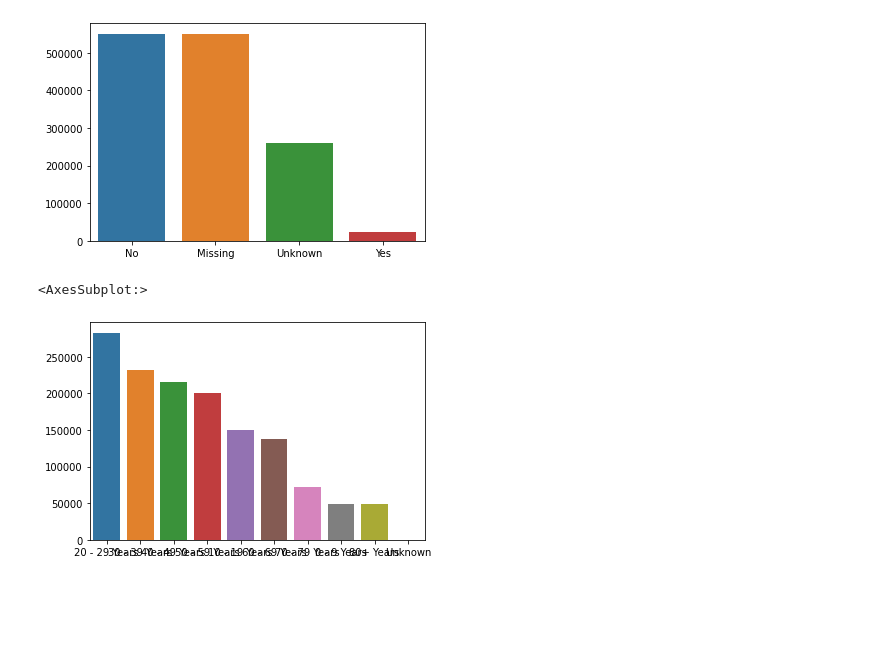
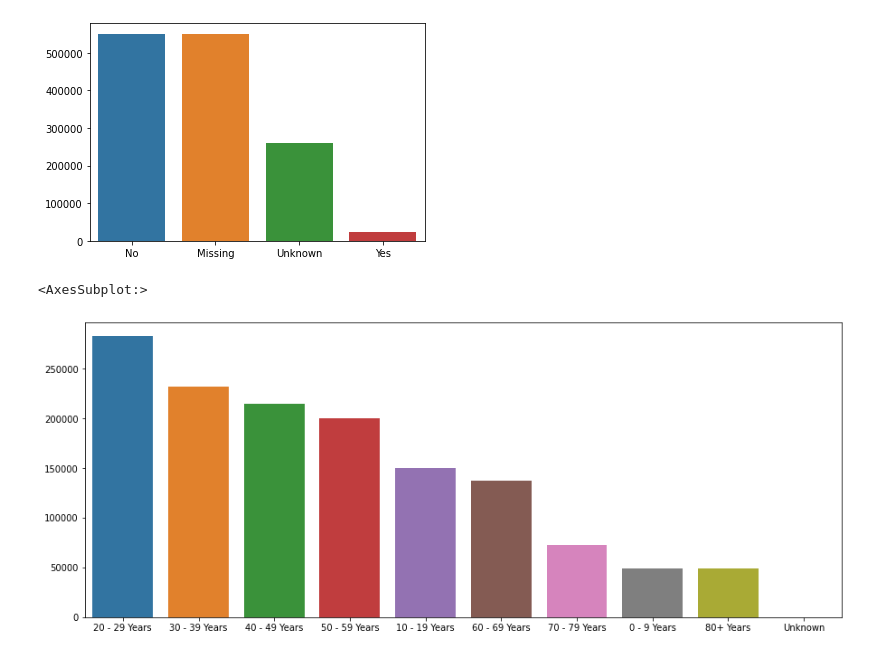
Before and after one commit to ahsanGoheer/Covid-19-Case-Surveillance-Kaggle-Dataset, a Jupyter notebook: Data_Processing.ipynb, the cells around one changed output. Saved outputs shown, nothing was run; the diff lists cells and outputs as text; code cells hidden in the pictures; blank space fills up the shorter version.

```diff
--- a/Data_Processing.ipynb
+++ b/Data_Processing.ipynb
@@ -240,8 +240,8 @@ sns.barplot(x=df["icu_yn"].value_counts().index,y=df["icu_yn"].value_counts().va
 <AxesSubplot:>
 [figure]
 # %%
-plt.f
+plt.figure(figsize=(15,6))
 sns.barplot(x=df["age_group"].value_counts().index,y=df["age_group"].value_counts().values)
 # %% [output]
 <AxesSubplot:>
-[figure, old version]
+[figure, new version]
```
Also changed, not shown: parts of 4 cells of this notebook.
